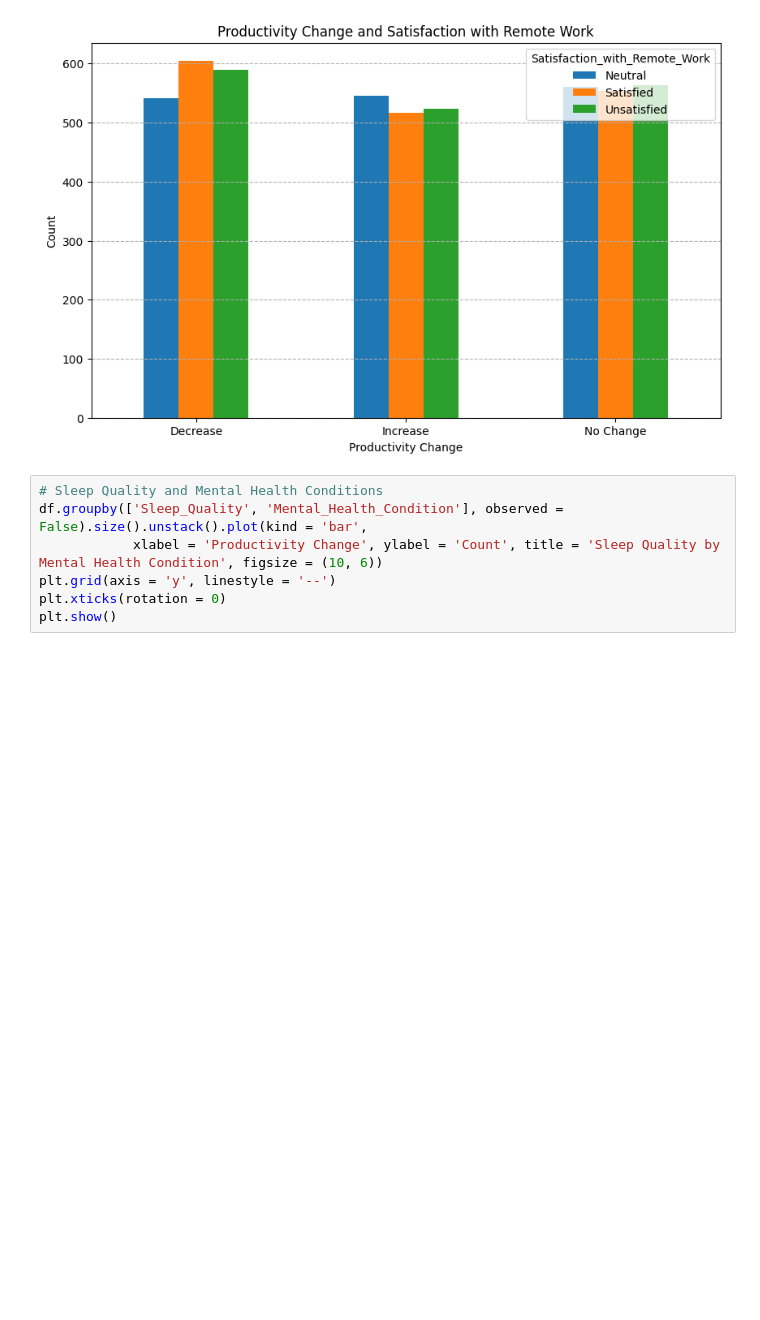
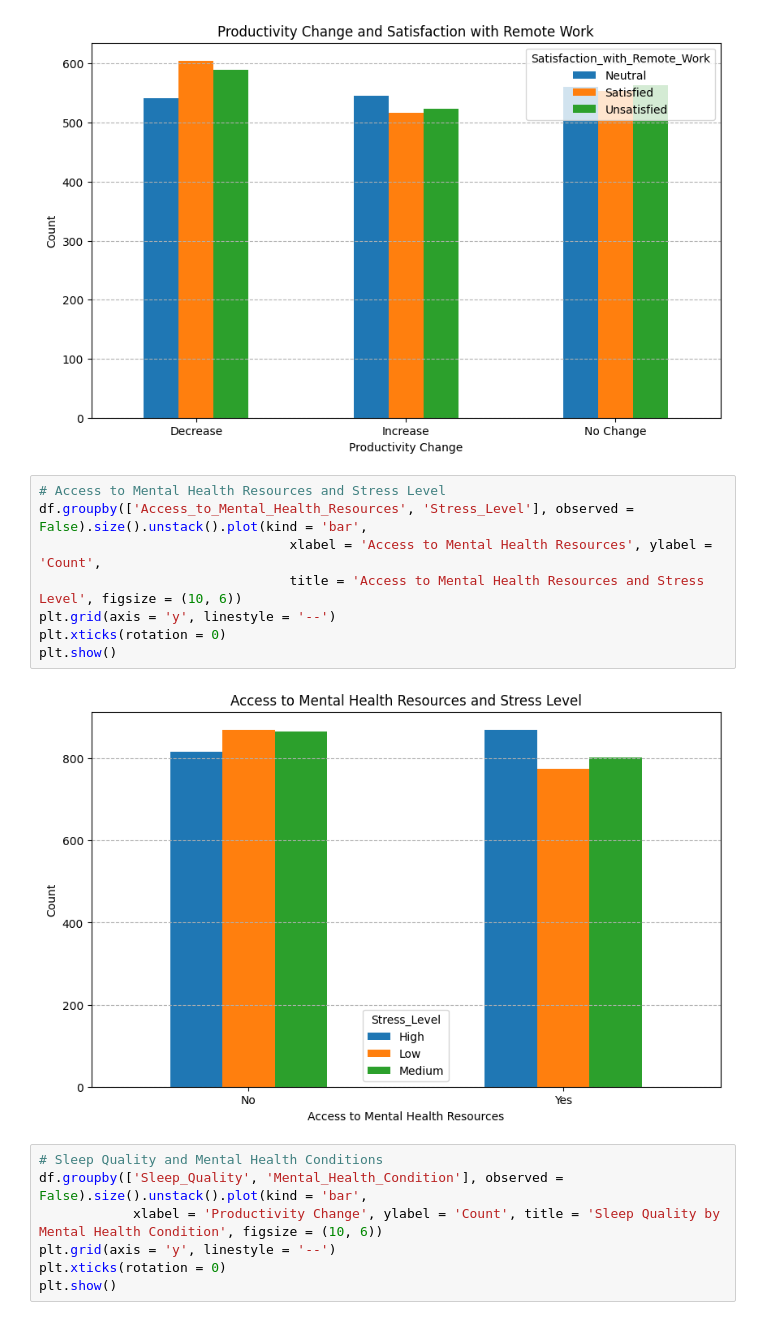
Before and after one commit to sibashisks/DataDrivenAnalysis_For_RemoteWork_And_MentalHealth, a Jupyter notebook: 03-EDA.ipynb, the cells around one changed output. Saved outputs shown, nothing was run; the diff lists cells and outputs as text; blank space fills up the shorter version.

```diff
--- a/03-EDA.ipynb
+++ b/03-EDA.ipynb
@@ -90,6 +90,16 @@ plt.xticks(rotation = 0)
 plt.show()
 # %% [output]
 [figure]
+# %%
+# Access to Mental Health Resources and Stress Level
+df.groupby(['Access_to_Mental_Health_Resources', 'Stress_Level'], observed = False).size().unstack().plot(kind = 'bar',
+                                xlabel = 'Access to Mental Health Resources', ylabel = 'Count',
+                                title = 'Access to Mental Health Resources and Stress Level', figsize = (10, 6))
+plt.grid(axis = 'y', linestyle = '--')
+plt.xticks(rotation = 0)
+plt.show()
+# %% [output]
+[figure, added]
 # %%
 # Sleep Quality and Mental Health Conditions
 df.groupby(['Sleep_Quality', 'Mental_Health_Condition'], observed = False).size().unstack().plot(kind = 'bar',
```
Also changed, not shown: parts of 6 cells of this notebook.
